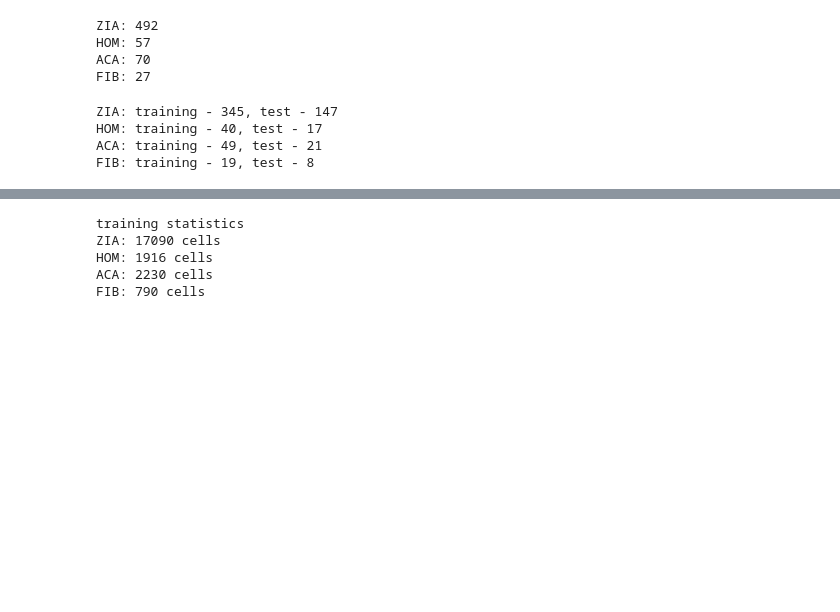
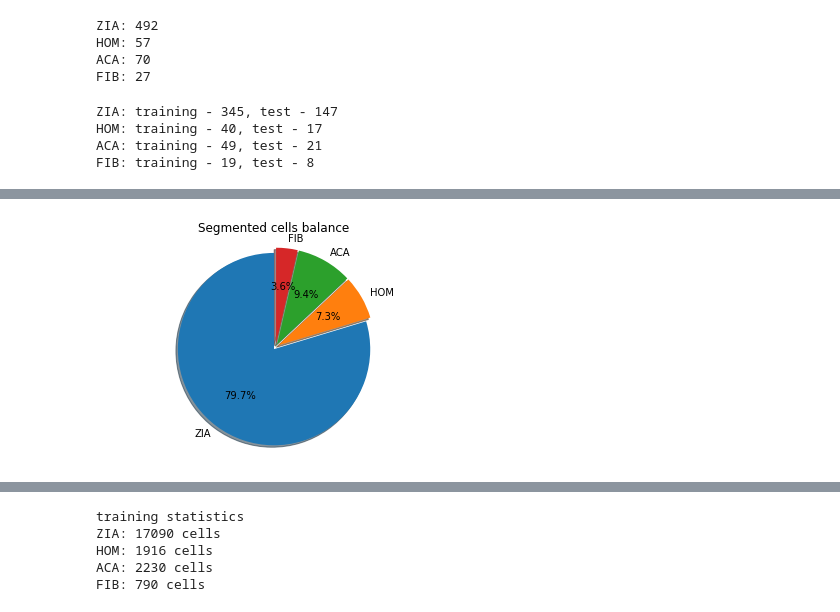
Before and after one commit to mszpyrka/AGH-AntinuclearAntibodiesClassification, a Jupyter notebook: classifier.ipynb, the cells around one changed output, grey strips where cells are left out. Saved outputs shown, nothing was run; the diff lists cells and outputs as text; code cells hidden in the pictures; blank space fills up the shorter version.

```diff
--- a/classifier.ipynb
+++ b/classifier.ipynb
@@ -148,0 +176,4 @@ Wall time: 18.9 s
+# %%
+dataset_summary(y_test)
+# %% [output]
+[figure, added]
```
Also changed, not shown: parts of 12 cells of this notebook, 7 other files.
